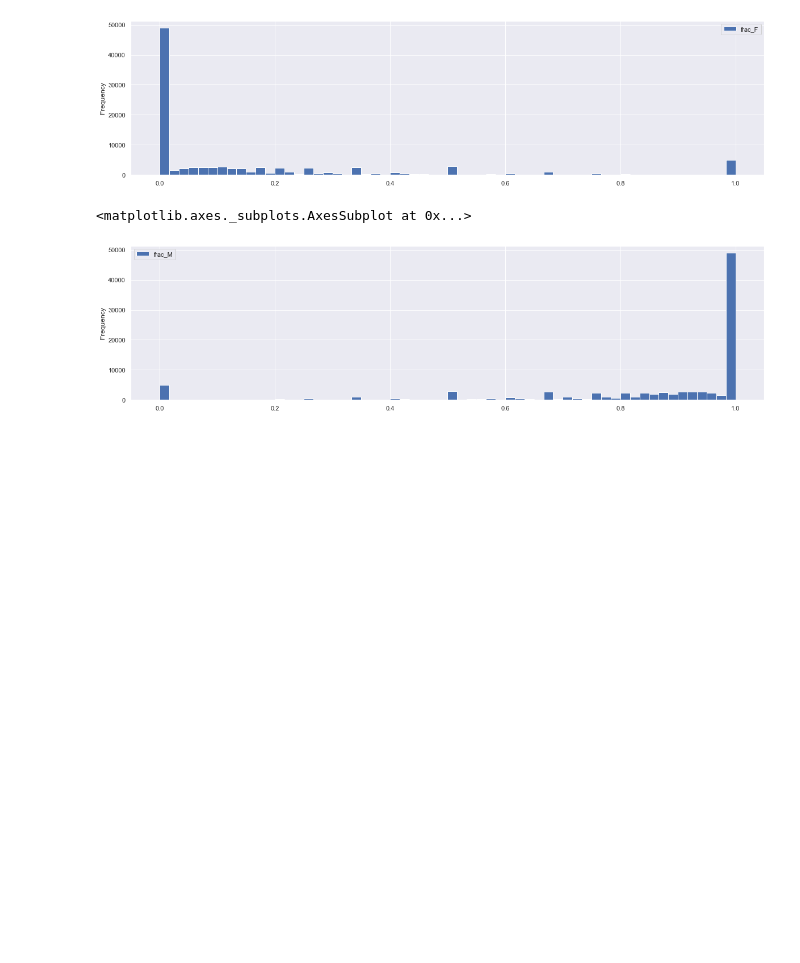
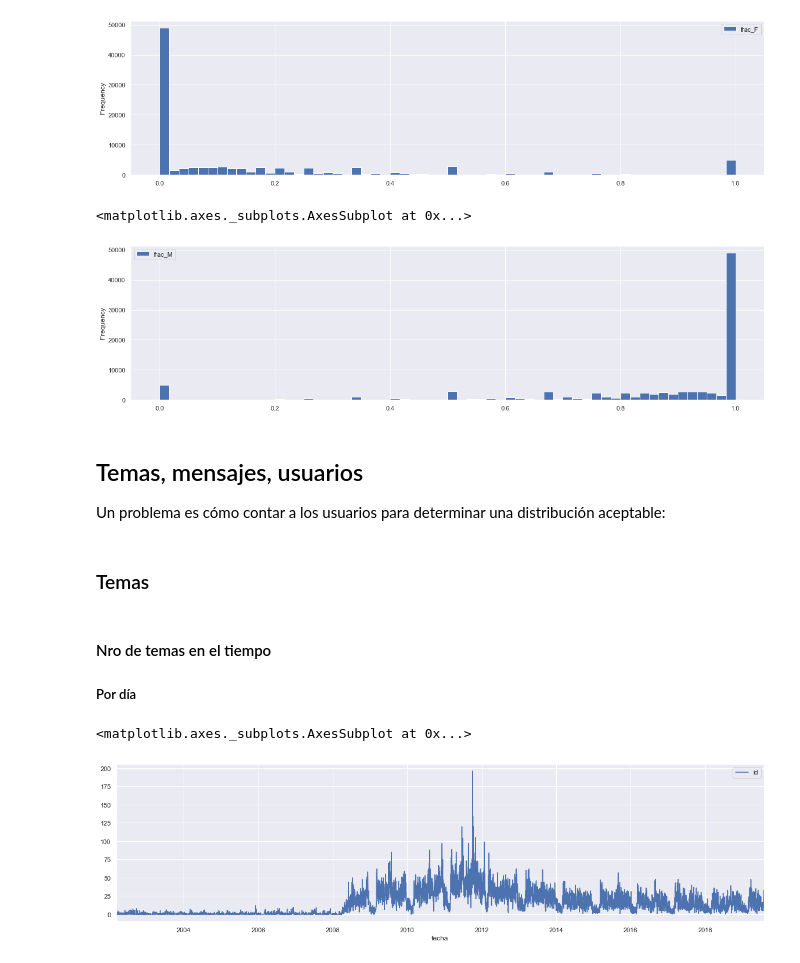
Before and after one commit to imfd/analisis-ucursos, a Jupyter notebook: notebooks/2019-09-02-exploracion_final_final.ipynb, the cells around one changed output. Saved outputs shown, nothing was run; the diff lists cells and outputs as text; code cells hidden in the pictures; blank space fills up the shorter version.

Commit message:
multiples visualizaciones

```diff
--- a/notebooks/2019-09-02-exploracion_final_final.ipynb
+++ b/notebooks/2019-09-02-exploracion_final_final.ipynb
@@ -299,0 +319,20 @@ genero[['frac_M']].plot.hist(by='frac_M', bins=60)
+# %% [markdown]
+## Temas, mensajes, usuarios
+
+Un problema es cómo contar a los usuarios para determinar una distribución aceptable:
+# %% [markdown]
+### Temas
+# %% [markdown]
+#### Nro de temas en el tiempo
+
+##### Por día
+# %%
+tema_tiempo = pd.DataFrame(([raiz, info.fecha_creacion] for raiz, info in temas.items()), columns=["id", "fecha"])
+tema_tiempo = tema_tiempo.sort_values(by="fecha")
+
+counts = tema_tiempo.set_index('fecha').groupby(pd.Grouper(freq='D')).count()
+plt.rcParams['figure.figsize'] = [20, 5]
+counts.reset_index().plot.line(x='fecha', y='id')
+# %% [output]
+<matplotlib.axes._subplots.AxesSubplot at 0x...>
+[figure, added]
```
Also changed, not shown: parts of 80 cells of this notebook.
